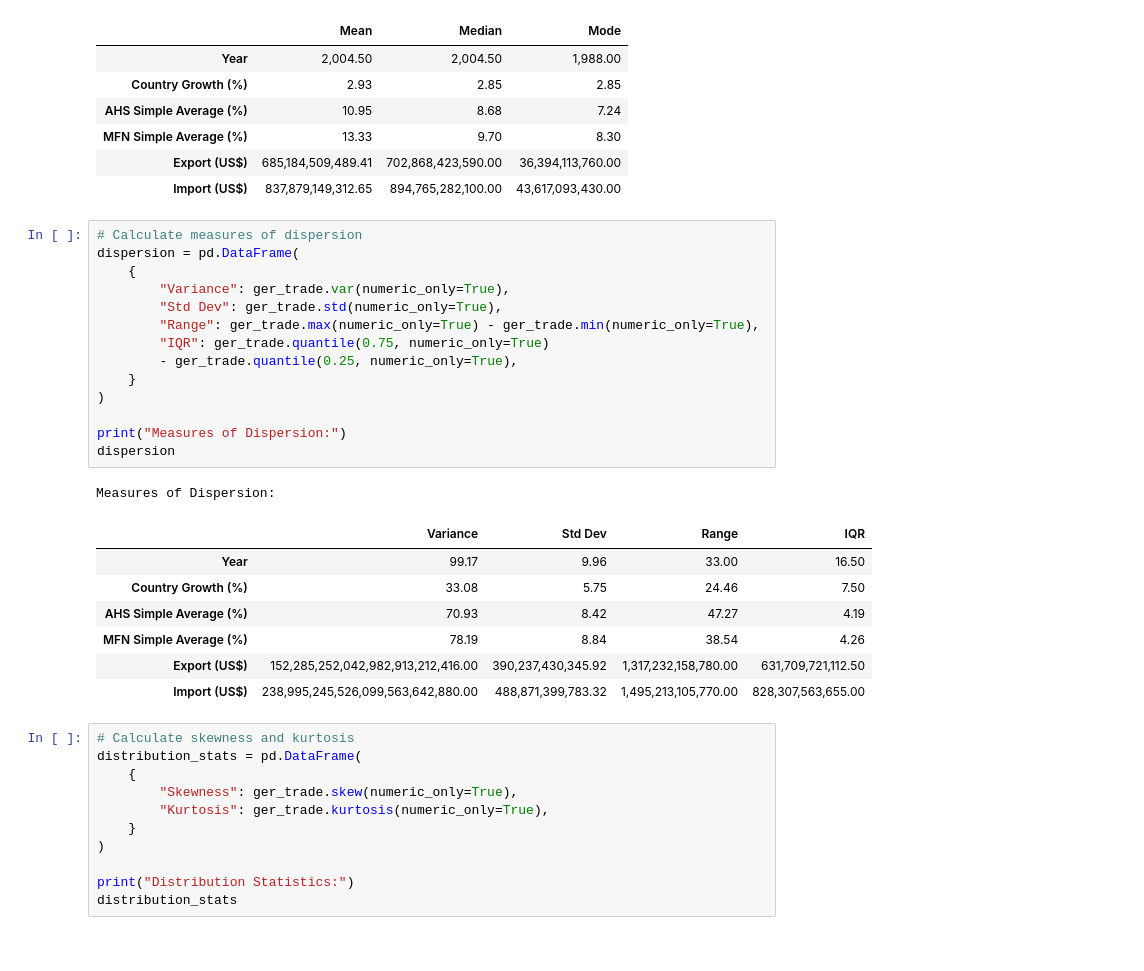
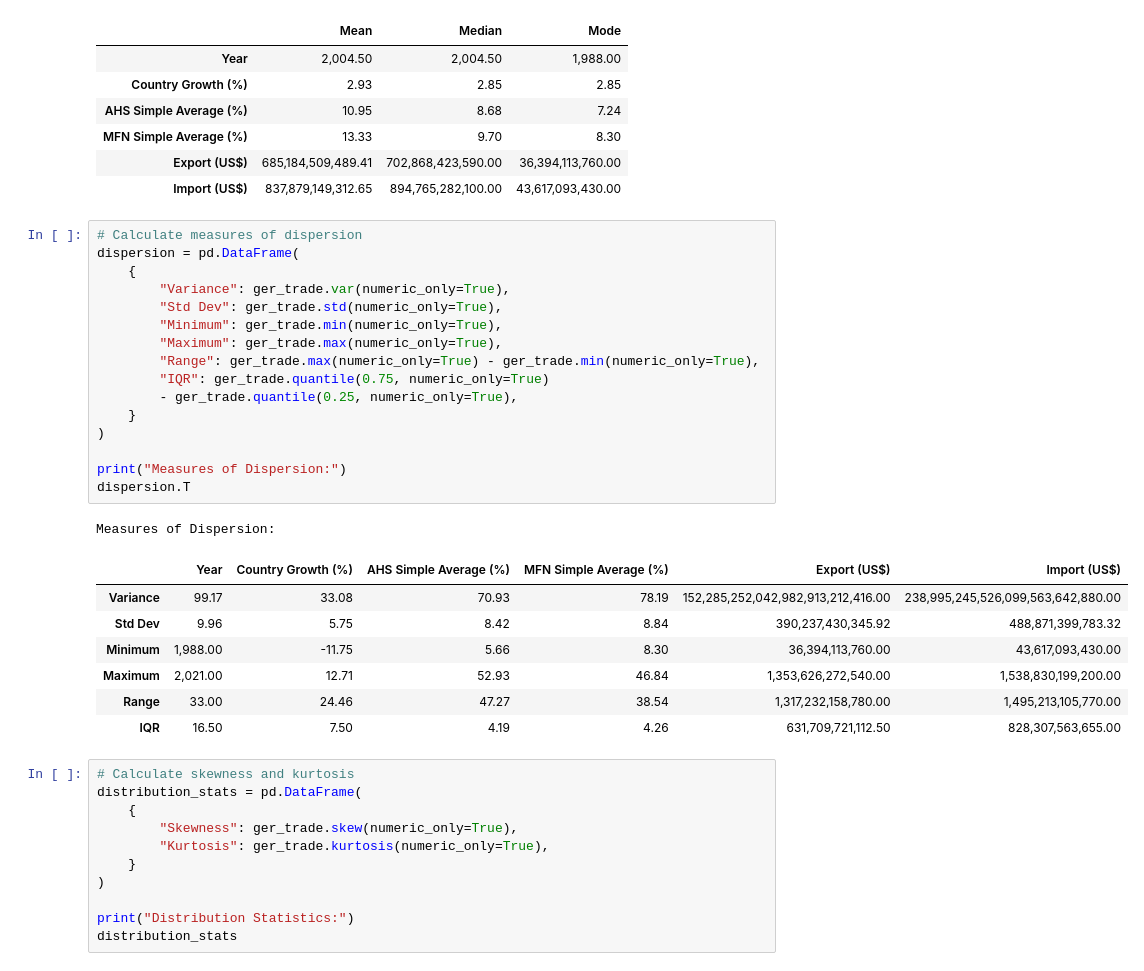
Before and after one commit to abdullahakintobi/IU-Exploratory-Data-Analysis-and-Visualization-DLBDSEDAV01, a Jupyter notebook: notebook/analysis.ipynb, the cells around one changed output. Drawn from its saved outputs; the diff is of its cells as text.

```diff
--- a/notebook/analysis.ipynb
+++ b/notebook/analysis.ipynb
@@ -303,26 +303,28 @@ Measures of Central Tendency:
 # %%
 # Calculate measures of dispersion
 dispersion = pd.DataFrame(
     {
         "Variance": ger_trade.var(numeric_only=True),
         "Std Dev": ger_trade.std(numeric_only=True),
+        "Minimum": ger_trade.min(numeric_only=True),
+        "Maximum": ger_trade.max(numeric_only=True),
         "Range": ger_trade.max(numeric_only=True) - ger_trade.min(numeric_only=True),
         "IQR": ger_trade.quantile(0.75, numeric_only=True)
         - ger_trade.quantile(0.25, numeric_only=True),
     }
 )
 
 print("Measures of Dispersion:")
-dispersion
+dispersion.T
 # %% [output]
 Measures of Dispersion:
-|  | Variance | Std Dev | Range | IQR |
-| Year | 99.17 | 9.96 | 33.00 | 16.50 |
-| Country Growth (%) | 33.08 | 5.75 | 24.46 | 7.50 |
-| AHS Simple Average (%) | 70.93 | 8.42 | 47.27 | 4.19 |
-| MFN Simple Average (%) | 78.19 | 8.84 | 38.54 | 4.26 |
-| Export (US$) | 152,285,252,042,982,913,212,416.00 | 390,237,430,345.92 | 1,317,232,158,780.00 | 631,709,721,112.50 |
-| Import (US$) | 238,995,245,526,099,563,642,880.00 | 488,871,399,783.32 | 1,495,213,105,770.00 | 828,307,563,655.00 |
+|  | Year | Country Growth (%) | AHS Simple Average (%) | MFN Simple Average (%) | Export (US$) | Import (US$) |
+| Variance | 99.17 | 33.08 | 70.93 | 78.19 | 152,285,252,042,982,913,212,416.00 | 238,995,245,526,099,563,642,880.00 |
+| Std Dev | 9.96 | 5.75 | 8.42 | 8.84 | 390,237,430,345.92 | 488,871,399,783.32 |
+| Minimum | 1,988.00 | -11.75 | 5.66 | 8.30 | 36,394,113,760.00 | 43,617,093,430.00 |
+| Maximum | 2,021.00 | 12.71 | 52.93 | 46.84 | 1,353,626,272,540.00 | 1,538,830,199,200.00 |
+| Range | 33.00 | 24.46 | 47.27 | 38.54 | 1,317,232,158,780.00 | 1,495,213,105,770.00 |
+| IQR | 16.50 | 7.50 | 4.19 | 4.26 | 631,709,721,112.50 | 828,307,563,655.00 |
 # %%
 # Calculate skewness and kurtosis
 distribution_stats = pd.DataFrame(
```
Also changed, not shown: parts of 6 cells of this notebook.
